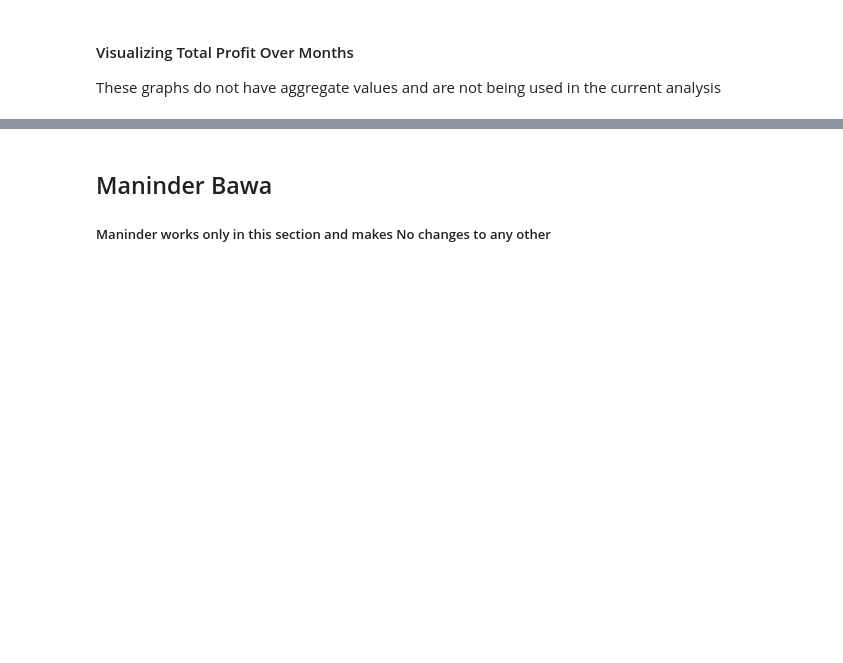
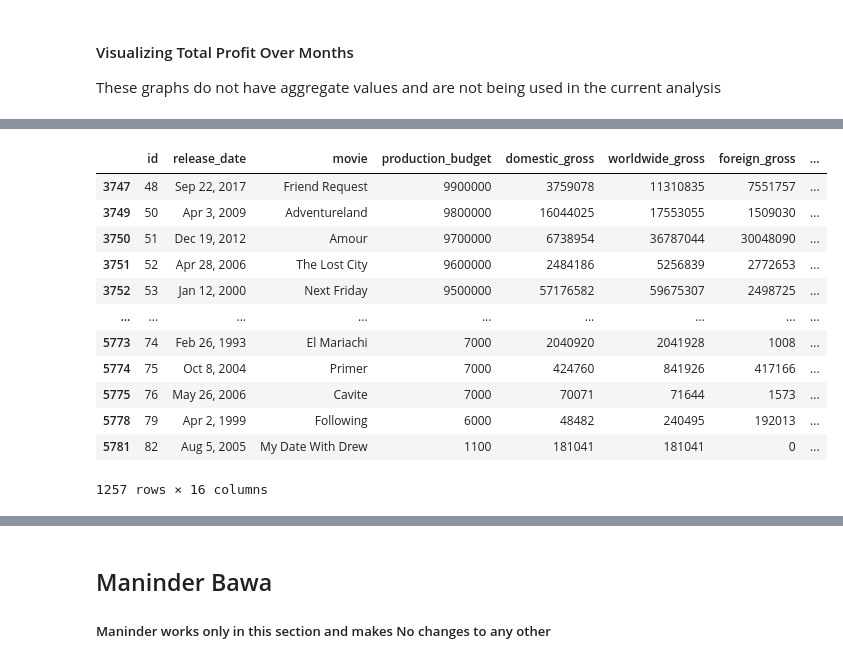
Before and after one commit to masonbatch/dsc-capstone, a Jupyter notebook: student.ipynb, the cells around one changed output, grey strips where cells are left out. Saved outputs shown, nothing was run; the diff lists cells and outputs as text; code cells hidden in the pictures; blank space fills up the shorter version.

```diff
--- a/student.ipynb
+++ b/student.ipynb
@@ -823,0 +1002,21 @@ plt.tight_layout()
+# %%
+# Create quintile bins for the small budget range
+bin_labels = ['.2', '.4', '.6', '.8', '1']
+copy = filtered_budgets.copy(deep = True)
+copy = copy.loc[copy['production_budget'] < 10000000]
+copy['small_quintiles'] = pd.qcut(copy['production_budget'], q=5, labels=bin_labels)
+sns.barchart()
+# %% [output]
+|  | id | release_date | movie | production_budget | domestic_gross | worldwide_gross | foreign_gross | ... |
+| 3747 | 48 | Sep 22, 2017 | Friend Request | 9900000 | 3759078 | 11310835 | 7551757 | ... |
+| 3749 | 50 | Apr 3, 2009 | Adventureland | 9800000 | 16044025 | 17553055 | 1509030 | ... |
+| 3750 | 51 | Dec 19, 2012 | Amour | 9700000 | 6738954 | 36787044 | 30048090 | ... |
+| 3751 | 52 | Apr 28, 2006 | The Lost City | 9600000 | 2484186 | 5256839 | 2772653 | ... |
+| 3752 | 53 | Jan 12, 2000 | Next Friday | 9500000 | 57176582 | 59675307 | 2498725 | ... |
+| ... | ... | ... | ... | ... | ... | ... | ... | ... |
+| 5773 | 74 | Feb 26, 1993 | El Mariachi | 7000 | 2040920 | 2041928 | 1008 | ... |
+| 5774 | 75 | Oct 8, 2004 | Primer | 7000 | 424760 | 841926 | 417166 | ... |
+| 5775 | 76 | May 26, 2006 | Cavite | 7000 | 70071 | 71644 | 1573 | ... |
+| 5778 | 79 | Apr 2, 1999 | Following | 6000 | 48482 | 240495 | 192013 | ... |
+| 5781 | 82 | Aug 5, 2005 | My Date With Drew | 1100 | 181041 | 181041 | 0 | ... |
+1257 rows × 16 columns
```
Also changed, not shown: parts of 40 cells of this notebook, 1 other file.
